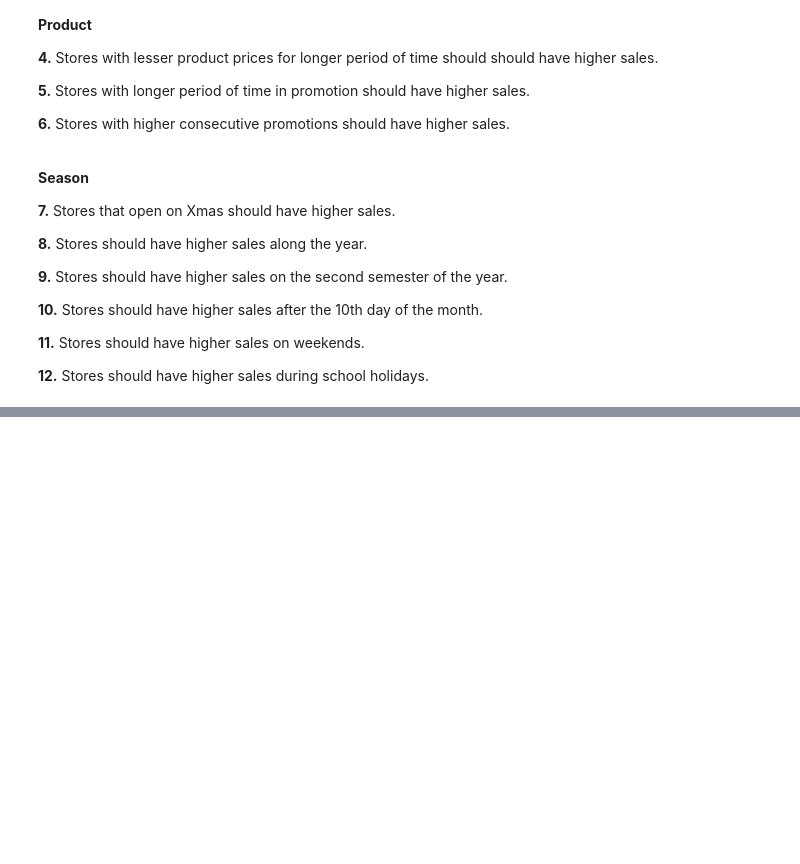
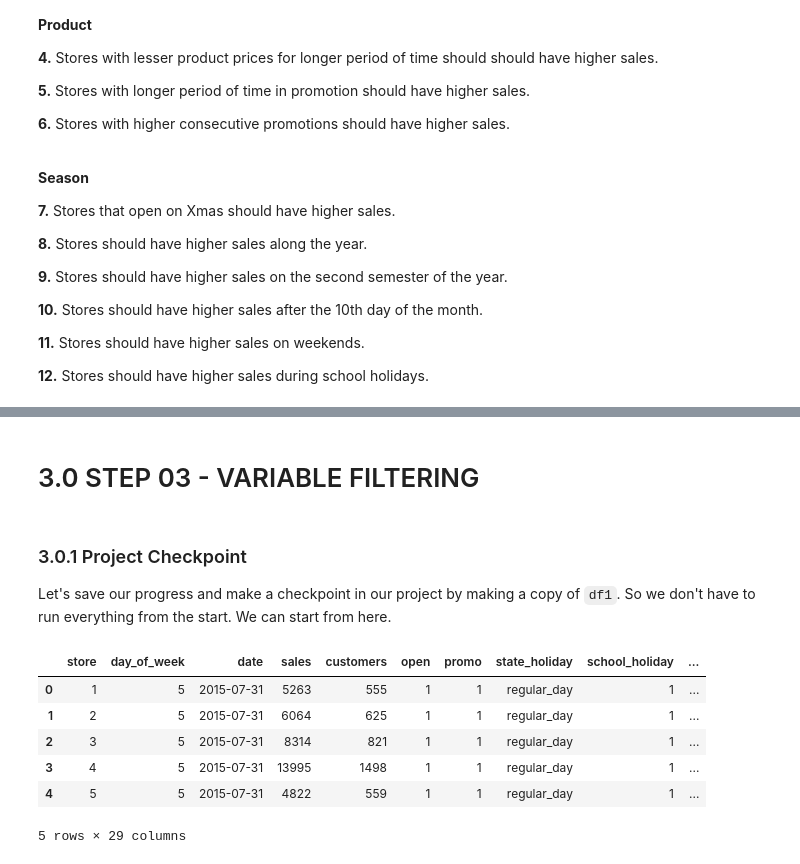
Before and after one commit to brunokatekawa/Curso_DS_Prod, a Jupyter notebook: m03_v01_store_sales_prediction.ipynb, the cells around one changed output, grey strips where cells are left out. Saved outputs shown, nothing was run; the diff lists cells and outputs as text; code cells hidden in the pictures; blank space fills up the shorter version.

Commit message:
done the variable filtering

```diff
--- a/m03_v01_store_sales_prediction.ipynb
+++ b/m03_v01_store_sales_prediction.ipynb
@@ -773,3 +773,22 @@ df2.head().T
 | competition_time_month | 84 | 94 | 105 | 71 | 4 |
 | promo_since | 2015-07-27 00:00:00 | 2010-03-22 00:00:00 | 2011-03-28 00:00:00 | 2015-07-27 00:00:00 | 2015-07-27 00:00:00 |
 | promo_time_week | 0 | 279 | 226 | 0 | 0 |
+# %% [markdown]
+# 3.0 STEP 03 - VARIABLE FILTERING
+# %% [markdown]
+### 3.0.1 Project Checkpoint
+Let's save our progress and make a checkpoint in our project by making a copy of `df1`. So we don't have to run everything from the start. We can start from here.
+# %%
+# copying df2 to df3
+df3 = df2.copy()
+# %%
+# checking the dataset
+df3.head()
+# %% [output]
+|  | store | day_of_week | date | sales | customers | open | promo | state_holiday | school_holiday | ... |
+| 0 | 1 | 5 | 2015-07-31 | 5263 | 555 | 1 | 1 | regular_day | 1 | ... |
+| 1 | 2 | 5 | 2015-07-31 | 6064 | 625 | 1 | 1 | regular_day | 1 | ... |
+| 2 | 3 | 5 | 2015-07-31 | 8314 | 821 | 1 | 1 | regular_day | 1 | ... |
+| 3 | 4 | 5 | 2015-07-31 | 13995 | 1498 | 1 | 1 | regular_day | 1 | ... |
+| 4 | 5 | 5 | 2015-07-31 | 4822 | 559 | 1 | 1 | regular_day | 1 | ... |
+5 rows × 29 columns
```
Also changed, not shown: parts of 11 cells of this notebook.
